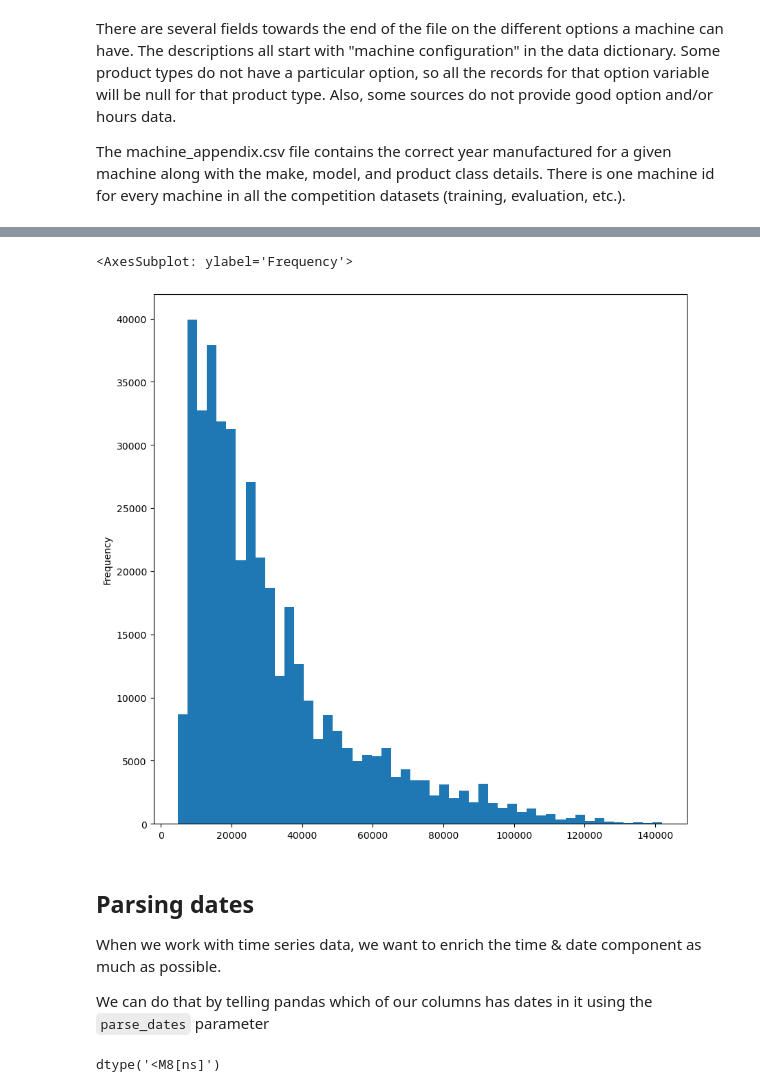
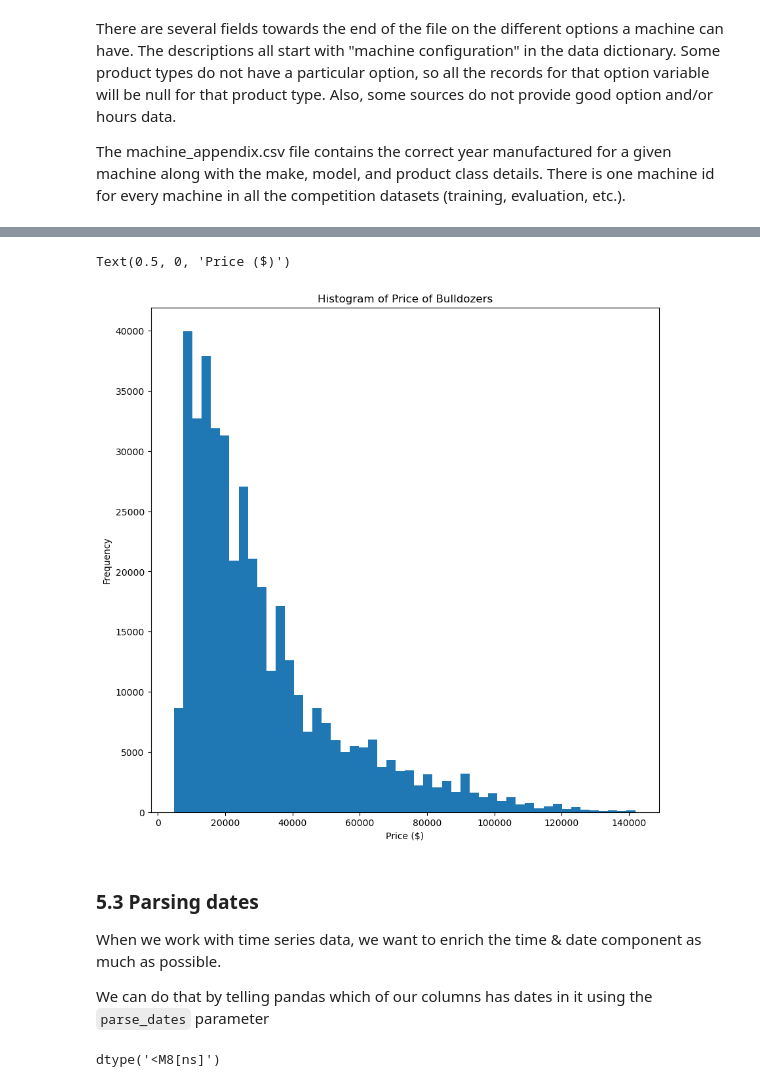
Before and after one commit to ChestahCheetos/BulldozerProject, a Jupyter notebook: End-to-End-Bulldozer-Price-Regression.ipynb, the cells around one changed output, grey strips where cells are left out. Cells and saved outputs as stored; diff of their text form; code cells hidden in the pictures.

```diff
--- a/End-to-End-Bulldozer-Price-Regression.ipynb
+++ b/End-to-End-Bulldozer-Price-Regression.ipynb
@@ -93,11 +108,13 @@ We can see how there's an issue with the X axis - there's too many dates for us
 # %%
 plt.figure(figsize=(10,10))
 df.SalePrice.plot.hist(bins=50)
+plt.title("Histogram of Price of Bulldozers")
+plt.xlabel("Price ($)")
 # %% [output]
-<AxesSubplot: ylabel='Frequency'>
+Text(0.5, 0, 'Price ($)')
-[figure, old version]
+[figure, new version]
 # %% [markdown]
-## Parsing dates
+### 5.3 Parsing dates
 
 When we work with time series data, we want to enrich the time & date component as much as possible.
 
```
Also changed, not shown: parts of 40 cells of this notebook.
